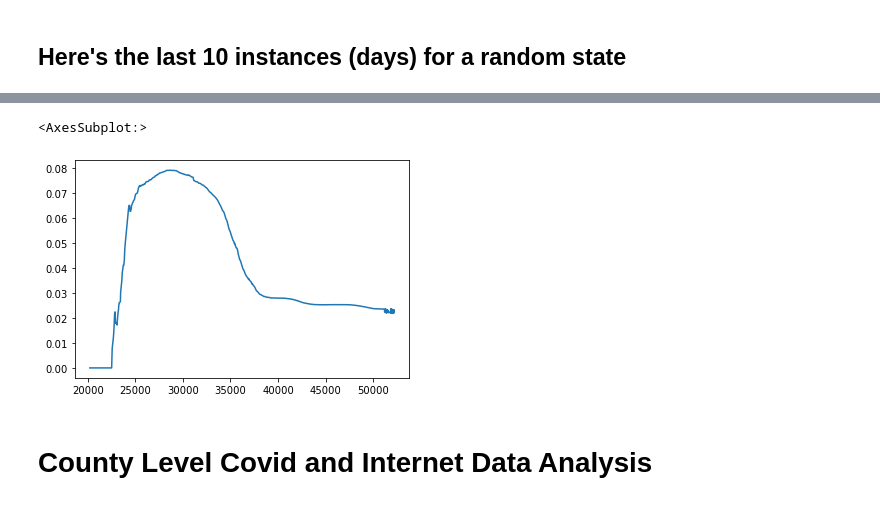
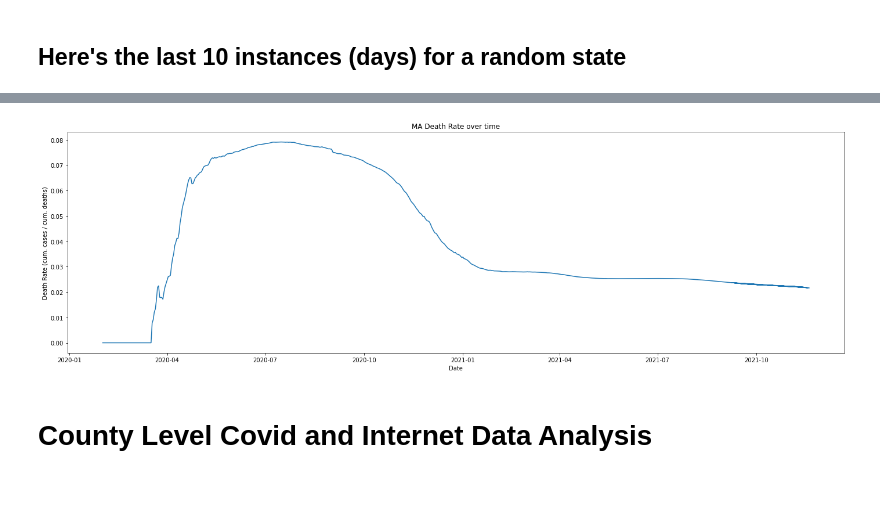
Before and after one commit to jgreene114/INFO2950Project, a Jupyter notebook: Data_Analysis copy.ipynb, the cells around one changed output, grey strips where cells are left out. Cells and saved outputs as stored; diff of their text form; code cells hidden in the pictures.

```diff
--- a/Data_Analysis copy.ipynb
+++ b/Data_Analysis copy.ipynb
@@ -26,7 +26,7 @@ from   sklearn.linear_model import LinearRegression
 # %% [markdown]
 # State Level Covid, Vaccinations, and Mobility data
 # %%
-state_df = pd.read_csv('/Users/josephgreene/OneDrive/School/Cornell/Sophomore/Intro to Data Science/Project/Project_Data')
+state_df = pd.read_csv('Project_Data')
 state_df.date = pd.to_datetime(state_df.date)
 # %%
 state_df['trips_log'] = state_df.trips.apply(lambda x: np.log(x))
@@ -72,10 +62,19 @@ plt.show()
 # %%
 temp_df = state_df[state_df['state'] == 'MA']
 temp_df[temp_df['death_rate'] != np.inf]
-temp_df[pd.notnull(temp_df['death_rate'])].death_rate.plot()
+
+
+plt.figure(figsize=(24,7))
+plt.plot(
+    temp_df[pd.notnull(temp_df['death_rate'])].date,
+    temp_df[pd.notnull(temp_df['death_rate'])].death_rate,
+)
+plt.xlabel('Date')
+plt.ylabel('Death Rate (cum. cases / cum. deaths)')
+plt.title('MA Death Rate over time')
+plt.show()
 # %% [output]
-<AxesSubplot:>
-[figure, old version]
+[figure, new version]
 # %% [markdown]
 # County Level Covid and Internet Data Analysis
 # %%
```
Also changed, not shown: parts of 16 cells of this notebook, 2 other files.
